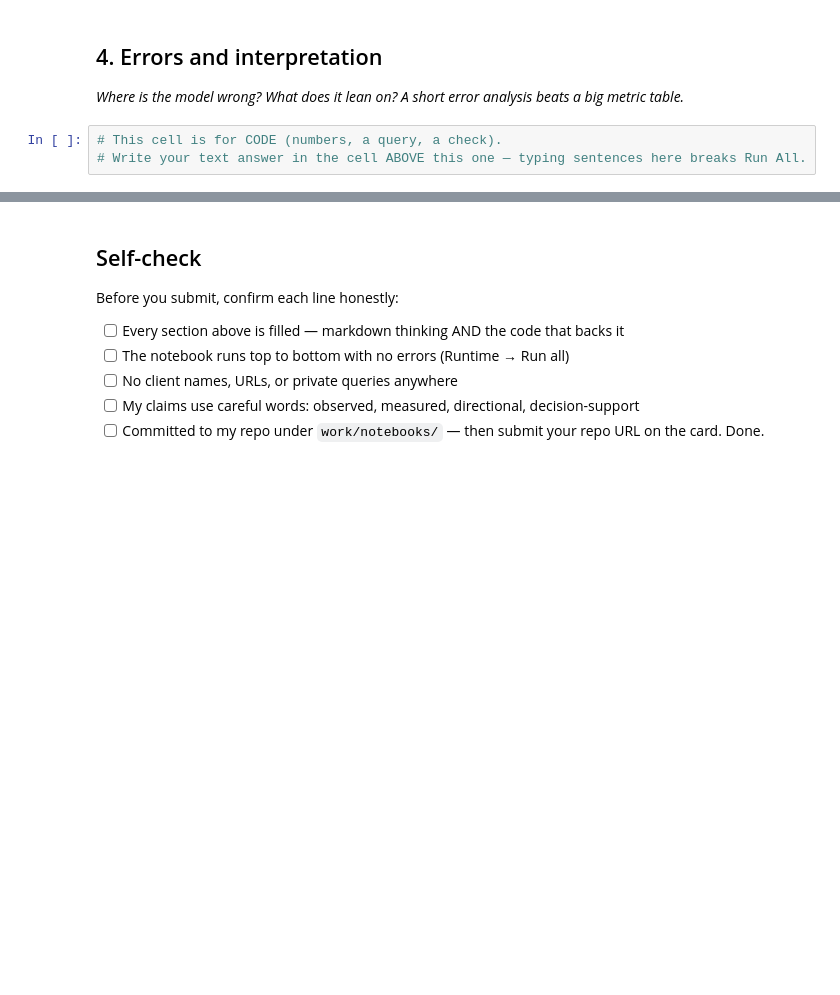
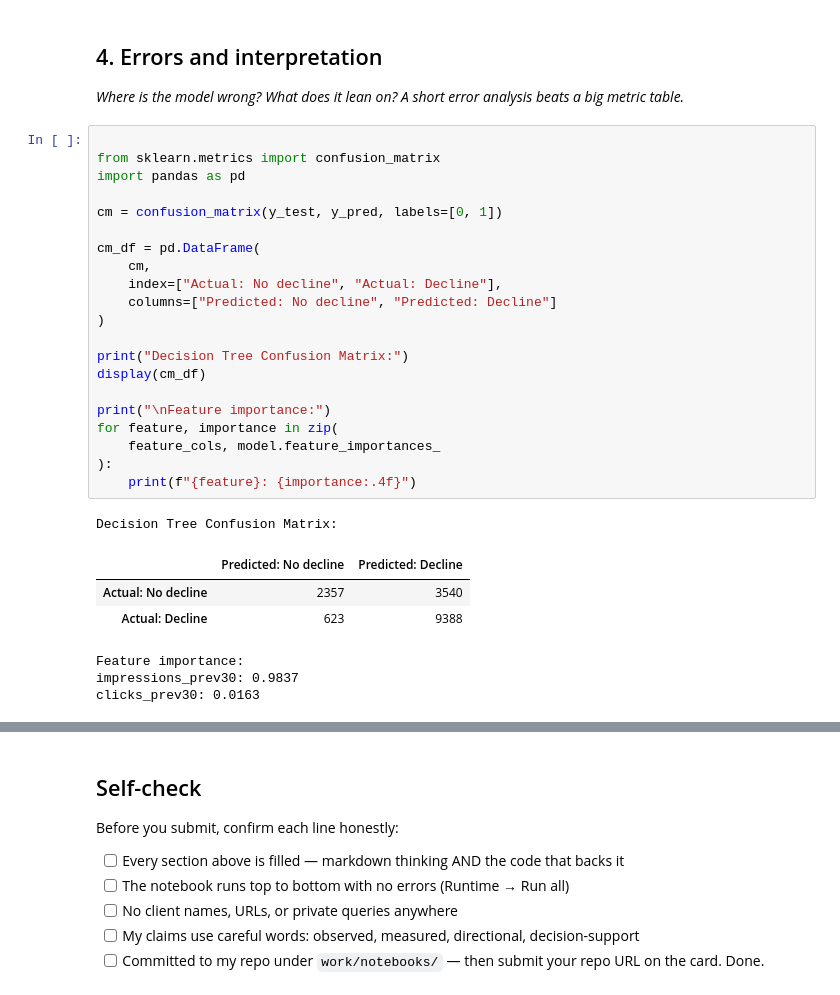
Before and after one commit to barak-hub/flyrank-ml-internship, a Jupyter notebook: work/notebooks/w05_model.ipynb, the cells around one changed output, grey strips where cells are left out. Drawn from its saved outputs; the diff is of its cells as text; blank space fills up the shorter version.

```diff
--- a/work/notebooks/w05_model.ipynb
+++ b/work/notebooks/w05_model.ipynb
@@ -31,6 +516,32 @@ This skeleton is yours to fill. Work the sections **in order** — each one has
 ## 4. Errors and interpretation
 
 *Where is the model wrong? What does it lean on? A short error analysis beats a big metric table.*
-# %%
-# This cell is for CODE (numbers, a query, a check).
-# Write your text answer in the cell ABOVE this one — typing sentences here breaks Run All.
+# %%
+
+from sklearn.metrics import confusion_matrix
+import pandas as pd
+
+cm = confusion_matrix(y_test, y_pred, labels=[0, 1])
+
+cm_df = pd.DataFrame(
+    cm,
+    index=["Actual: No decline", "Actual: Decline"],
+    columns=["Predicted: No decline", "Predicted: Decline"]
+)
+
+print("Decision Tree Confusion Matrix:")
+display(cm_df)
+
+print("\nFeature importance:")
+for feature, importance in zip(
+    feature_cols, model.feature_importances_
+):
+    print(f"{feature}: {importance:.4f}")
+# %% [output]
+Decision Tree Confusion Matrix:
+|  | Predicted: No decline | Predicted: Decline |
+| Actual: No decline | 2357 | 3540 |
+| Actual: Decline | 623 | 9388 |
+Feature importance:
+impressions_prev30: 0.9837
+clicks_prev30: 0.0163
```
Also changed, not shown: parts of 15 cells of this notebook.
